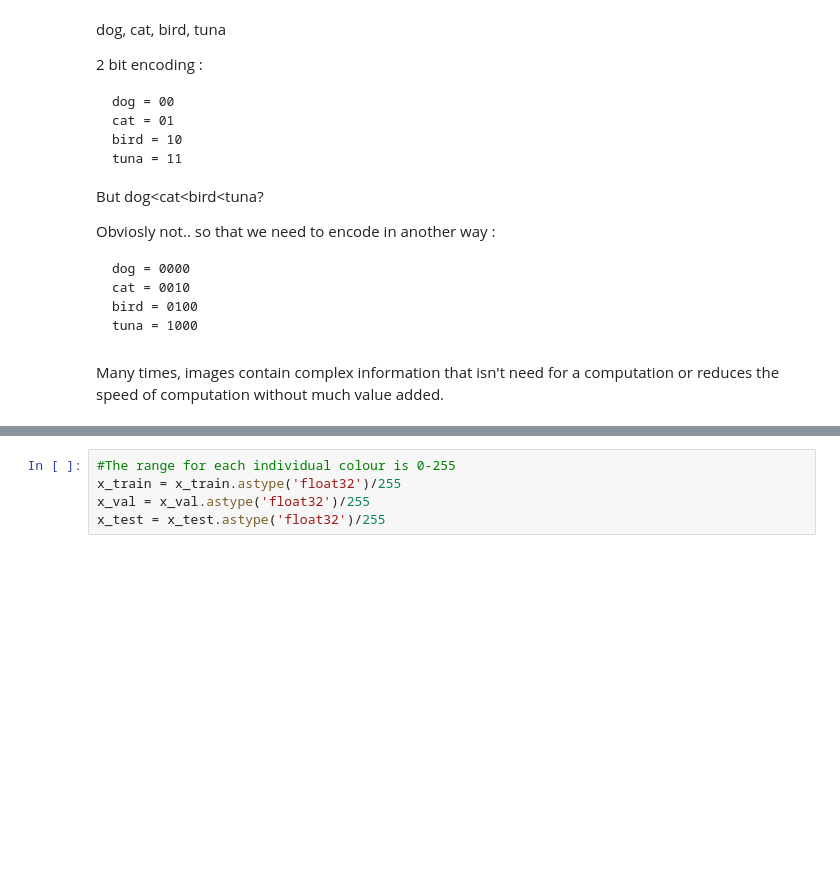
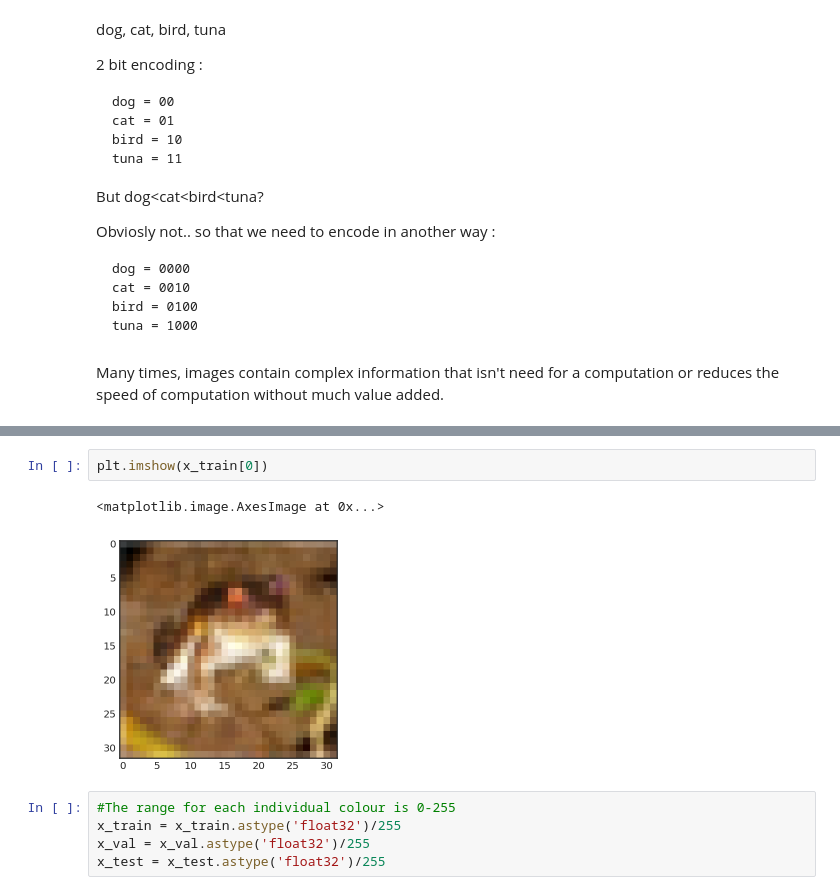
Before and after one commit to Totaro1996/Lectures_introCV_Experis2020, a Jupyter notebook: DL4CV_0_Introduction_to_OpenCV_&_Dataset.ipynb, the cells around one changed output, grey strips where cells are left out. Drawn from its saved outputs; the diff is of its cells as text; blank space fills up the shorter version.

```diff
--- a/DL4CV_0_Introduction_to_OpenCV_&_Dataset.ipynb
+++ b/DL4CV_0_Introduction_to_OpenCV_&_Dataset.ipynb
@@ -202,3 +273,8 @@ Range :  0  -  254
+# %%
+plt.imshow(x_train[0])
+# %% [output]
+<matplotlib.image.AxesImage at 0x...>
+[figure, added]
 # %%
 #The range for each individual colour is 0-255
 x_train = x_train.astype('float32')/255
```
Also changed, not shown: parts of 24 cells of this notebook.
